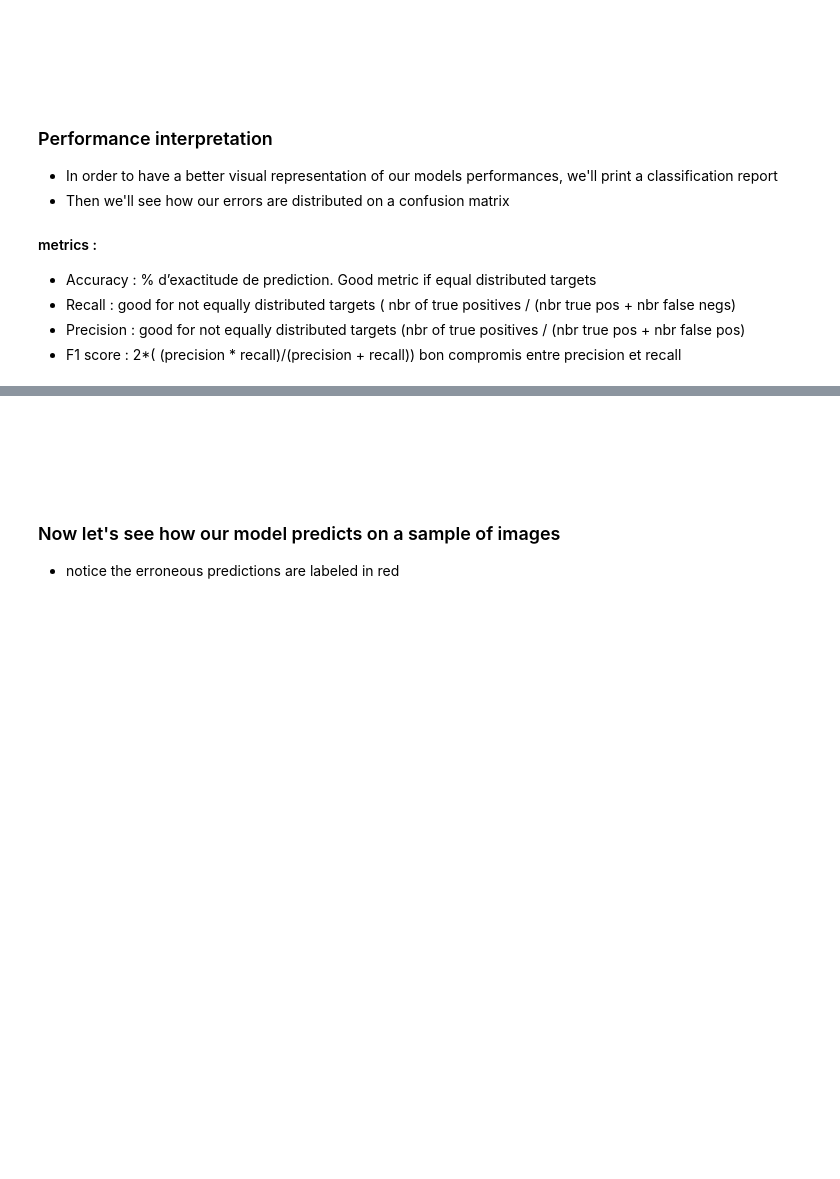
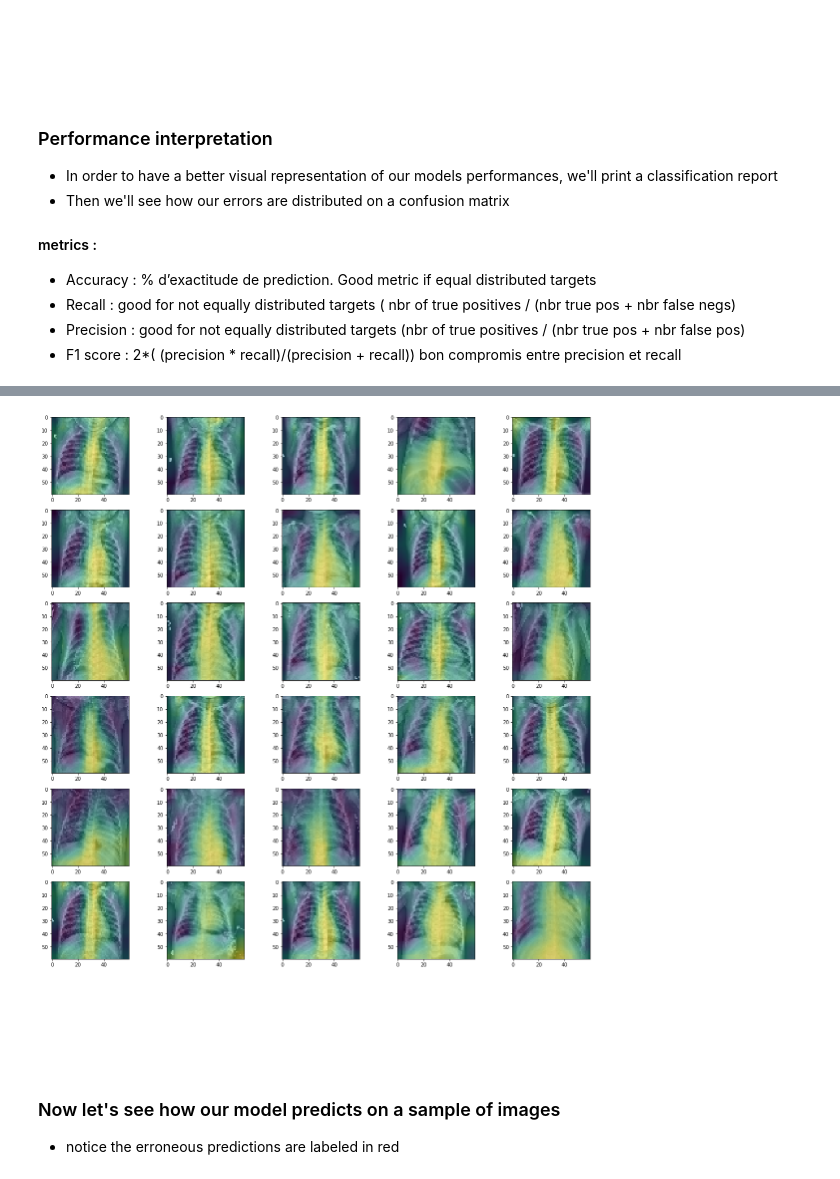
Before and after one commit to JK2018/Epitech---Daily-Repo, a Jupyter notebook: JK - XRAY - 3targets LATEST.ipynb, the cells around one changed output, grey strips where cells are left out. Drawn from its saved outputs; the diff is of its cells as text; code cells hidden in the pictures; blank space fills up the shorter version.

```diff
--- a/JK - XRAY - 3targets LATEST.ipynb
+++ b/JK - XRAY - 3targets LATEST.ipynb
@@ -895,3 +899,91 @@ weighted avg       0.83      0.82      0.81       444
+# %%
+nbRandImages = 30
+imagesSample = random.sample(list(x_train), nbRandImages)
+def gradCamSample(imagesSample):
+    #We get the output of the last convolution layer. We then create a model that goes up to only that layer.
+    last_conv_layer = model.get_layer("lastConv")
+    last_conv_layer_model = tf.keras.Model(model.inputs, last_conv_layer.output)
+
+    # We create a model which then takes the output of the model above, and uses the remaining layers to get the final predictions.
+    classifier_input = tf.keras.Input(shape=last_conv_layer.output.shape[1:])
+    x = classifier_input
+    for layer_name in ["1","2","3","4","5","6"]:
+        x = model.get_layer(layer_name)(x)
+    classifier_model = tf.keras.Model(classifier_input, x)
+
+    fig = plt.figure(figsize=(20,20))
+    count = 1
+    for image in imagesSample :
+        with tf.GradientTape() as tape:
+            inputs = image[np.newaxis, ...]
+            last_conv_layer_output = last_conv_layer_model(inputs)
+            tape.watch(last_conv_layer_output)
+            preds = classifier_model(last_conv_layer_output)
+            top_pred_index = tf.argmax(preds[0])
+            top_class_channel = preds[:, top_pred_index]
+
+
+        grads = tape.gradient(top_class_channel, last_conv_layer_output)
+        pooled_grads = tf.reduce_mean(grads, axis=(0, 1, 2))
+
+        last_conv_layer_output = last_conv_layer_output.numpy()[0]
+        pooled_grads = pooled_grads.numpy()
+        for i in range(pooled_grads.shape[-1]):
+            last_conv_layer_output[:, :, i] *= pooled_grads[i]
+
+
+        # Average over all the filters to get a single 2D array
+        gradcam = np.mean(last_conv_layer_output, axis=-1)
+        # Clip the values (equivalent to applying ReLU)
+        # and then normalise the values
+        gradcam = np.clip(gradcam, 0, np.max(gradcam)) / np.max(gradcam)
+        gradcam = cv2.resize(gradcam, (IMG_SIZE, IMG_SIZE))
+
+
+
+#The Grad-CAM output can be improved further by combining with guided backpropagation, which zeroes elements in the gradients which act negatively towards the decision.
+        with tf.GradientTape() as tape:
+            last_conv_layer_output = last_conv_layer_model(image[np.newaxis, ...])
+            tape.watch(last_conv_layer_output)
+            preds = classifier_model(last_conv_layer_output)
+            top_pred_index = tf.argmax(preds[0])
+            top_class_channel = preds[:, top_pred_index]
+
+        grads = tape.gradient(top_class_channel, last_conv_layer_output)[0]
+        last_conv_layer_output = last_conv_layer_output[0]
+
+        guided_grads = (
+            tf.cast(last_conv_layer_output > 0, "float32")
+            * tf.cast(grads > 0, "float32")
+            * grads
+        )
+
+        pooled_guided_grads = tf.reduce_mean(guided_grads, axis=(0, 1))
+        guided_gradcam = np.ones(last_conv_layer_output.shape[:2], dtype=np.float32)
+
+        for i, w in enumerate(pooled_guided_grads):
+            guided_gradcam += w * last_conv_layer_output[:, :, i]
+
+        guided_gradcam = cv2.resize(guided_gradcam.numpy(), (IMG_SIZE, IMG_SIZE))
+        guided_gradcam = np.clip(guided_gradcam, 0, np.max(guided_gradcam))
+        guided_gradcam = (guided_gradcam - guided_gradcam.min()) / (
+            guided_gradcam.max() - guided_gradcam.min()
+        )
+
+        axs=fig.add_subplot(6, 5, count)
+        axs.imshow(image)
+        axs.imshow(guided_gradcam, alpha=0.5)
+        count = count + 1
+    count = 1
+
+
+
+
+
+
+gradCamSample(imagesSample)
+# %% [output]
+[figure, added]
 # %% [markdown]
 
 
```
Also changed, not shown: parts of 7 cells of this notebook.
